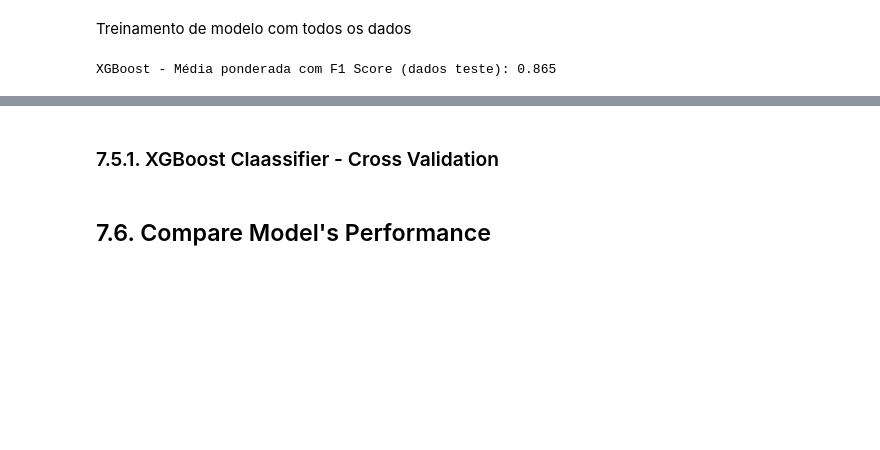
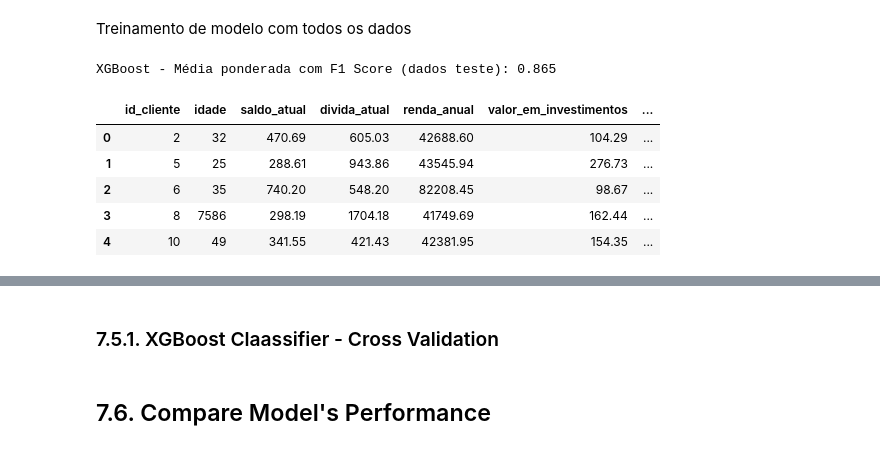
Before and after one commit to GustavoBarros11/hackday3, a Jupyter notebook: notebook_ciclo1.ipynb, the cells around one changed output, grey strips where cells are left out. Cells and saved outputs as stored; diff of their text form; code cells hidden in the pictures; blank space fills up the shorter version.

```diff
--- a/notebook_ciclo1.ipynb
+++ b/notebook_ciclo1.ipynb
@@ -685,3 +685,15 @@ yhat_xgboost_full = model_xgboost_full.predict(x_test)
 print(f"XGBoost - Média ponderada com F1 Score (dados teste): {round(f1_score(y_test, yhat_xgboost_full, average='weighted') ,3)}") #binary=default
 # %% [output]
 XGBoost - Média ponderada com F1 Score (dados teste): 0.865
+# %%
+df_ktest_raw = pd.read_csv('data/test.csv')
+x_ktest = df_ktest_raw.copy()
+
+x_ktest.head()
+# %% [output]
+|  | id_cliente | idade | saldo_atual | divida_atual | renda_anual | valor_em_investimentos | ... |
+| 0 | 2 | 32 | 470.69 | 605.03 | 42688.60 | 104.29 | ... |
+| 1 | 5 | 25 | 288.61 | 943.86 | 43545.94 | 276.73 | ... |
+| 2 | 6 | 35 | 740.20 | 548.20 | 82208.45 | 98.67 | ... |
+| 3 | 8 | 7586 | 298.19 | 1704.18 | 41749.69 | 162.44 | ... |
+| 4 | 10 | 49 | 341.55 | 421.43 | 42381.95 | 154.35 | ... |
```
Also changed, not shown: parts of 9 cells of this notebook, 1 other file.
